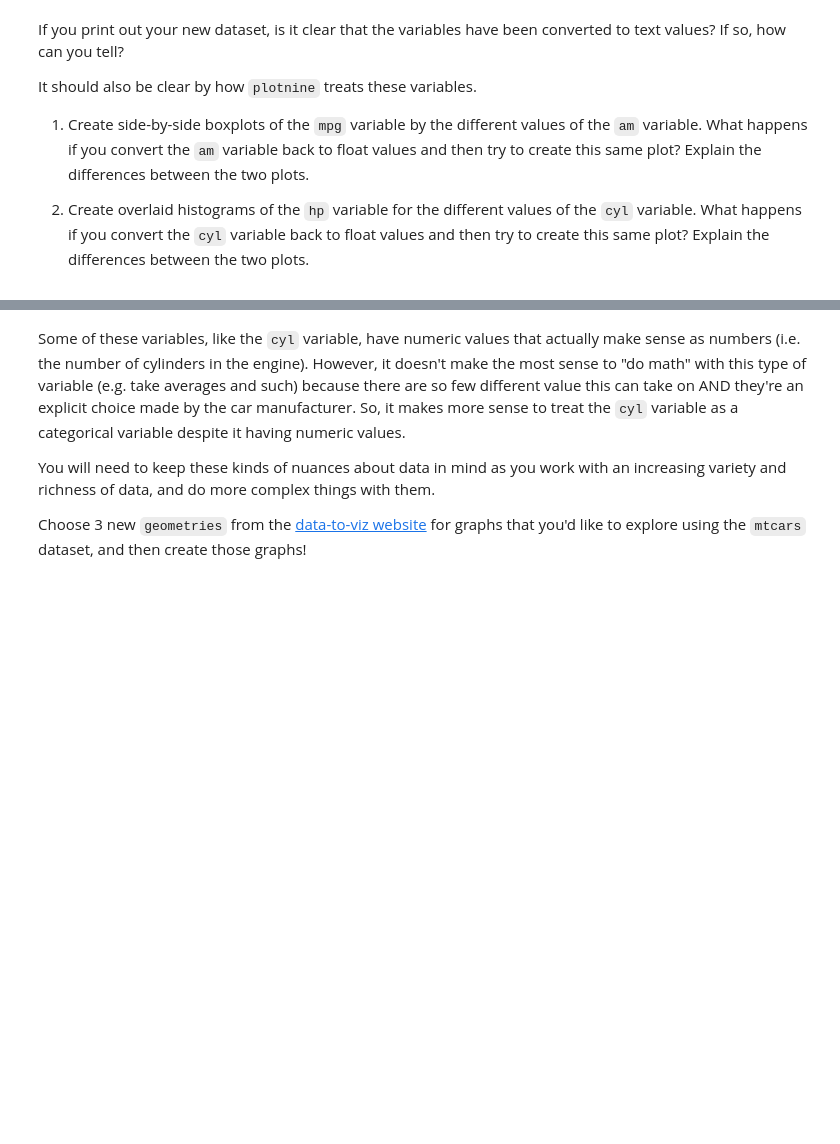
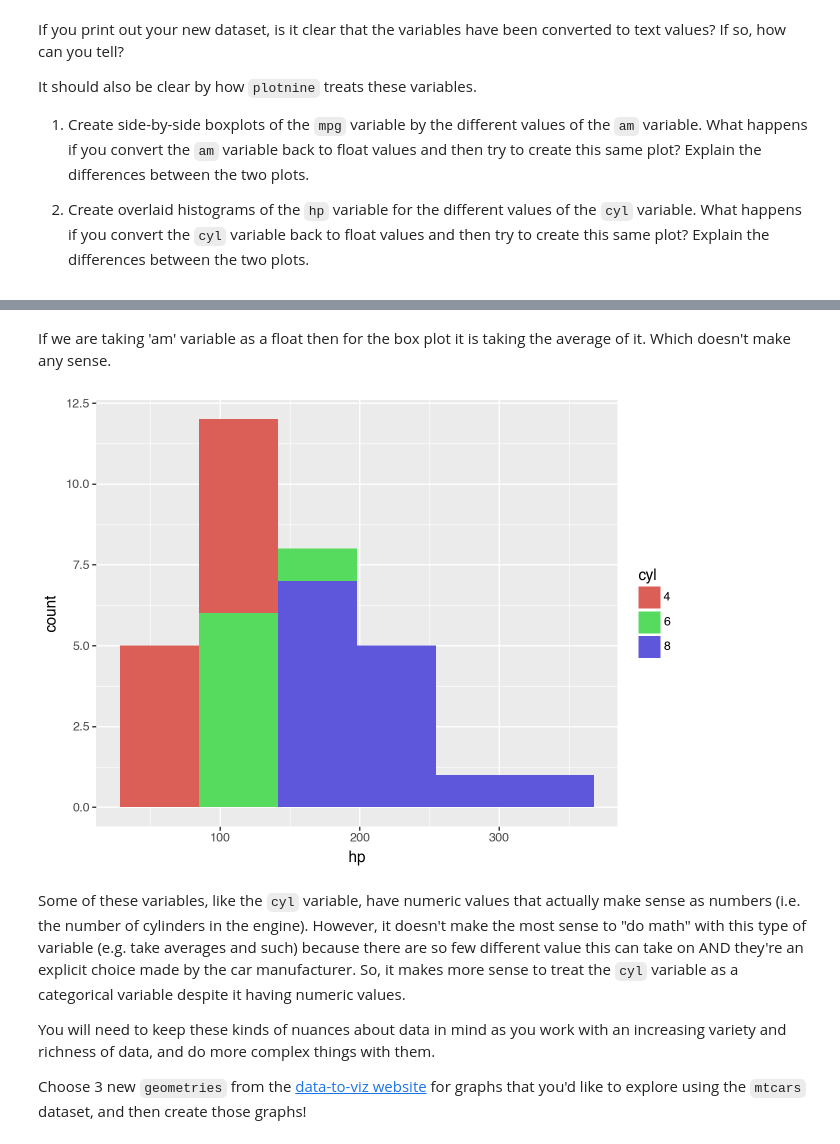
Before and after one commit to whyBenji/Activity-1.3, a Jupyter notebook: JatinActivity1.3.ipynb, the cells around one changed output, grey strips where cells are left out. Cells and saved outputs as stored; diff of their text form; code cells hidden in the pictures; blank space fills up the shorter version.

```diff
--- a/JatinActivity1.3.ipynb
+++ b/JatinActivity1.3.ipynb
@@ -35,3 +94,11 @@ It should also be clear by how `plotnine` treats these variables.
+# %% [markdown]
+If we are taking 'am' variable as a float then for the box plot it is taking the average of it. Which doesn't  make any sense.
+# %%
+(ggplot(df,aes(x = "hp",fill = "cyl"))
++ geom_histogram()
+)
+# %% [output]
+[figure, added]
 # %% [markdown]
 Some of these variables, like the `cyl` variable, have numeric values that actually make sense as numbers (i.e. the number of cylinders in the engine). However, it doesn't make the most sense to "do math" with this type of variable (e.g. take averages and such) because there are so few different value this can take on AND they're an explicit choice made by the car manufacturer. So, it makes more sense to treat the `cyl` variable as a categorical variable despite it having numeric values.
 
```
Also changed, not shown: parts of 14 cells of this notebook, 18 other files.
